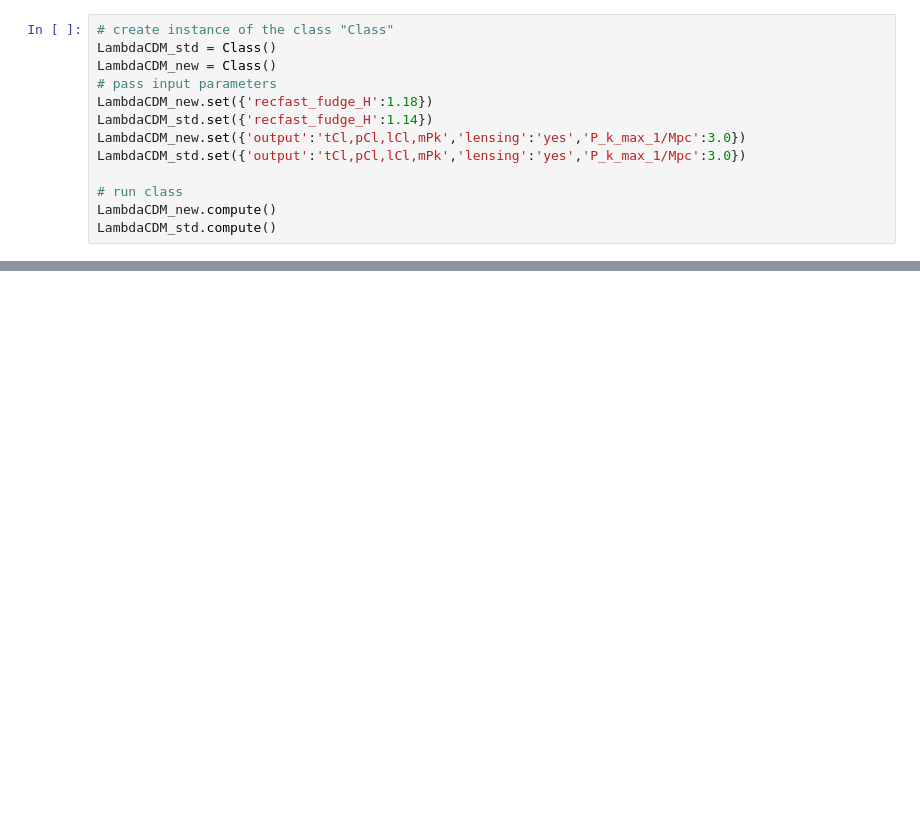
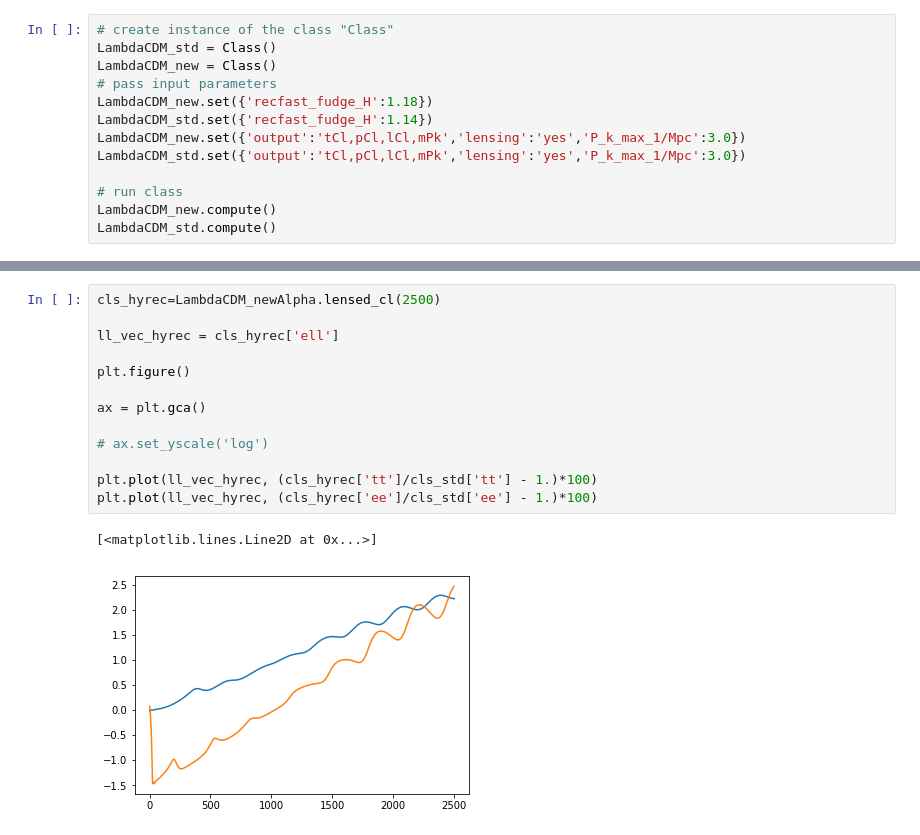
Before and after one commit to hongwanliu/class_public, a Jupyter notebook: notebooks/recfast_fudge.ipynb, the cells around one changed output, grey strips where cells are left out. Saved outputs shown, nothing was run; the diff lists cells and outputs as text; blank space fills up the shorter version.

```diff
--- a/notebooks/recfast_fudge.ipynb
+++ b/notebooks/recfast_fudge.ipynb
@@ -46,0 +51,16 @@ LambdaCDM_new.Neff()
+# %%
+cls_hyrec=LambdaCDM_newAlpha.lensed_cl(2500)
+
+ll_vec_hyrec = cls_hyrec['ell']
+
+plt.figure()
+
+ax = plt.gca()
+
+# ax.set_yscale('log')
+
+plt.plot(ll_vec_hyrec, (cls_hyrec['tt']/cls_std['tt'] - 1.)*100)
+plt.plot(ll_vec_hyrec, (cls_hyrec['ee']/cls_std['ee'] - 1.)*100)
+# %% [output]
+[<matplotlib.lines.Line2D at 0x...>]
+[figure, added]
```
Also changed, not shown: parts of 5 cells of this notebook, 6 other files.
